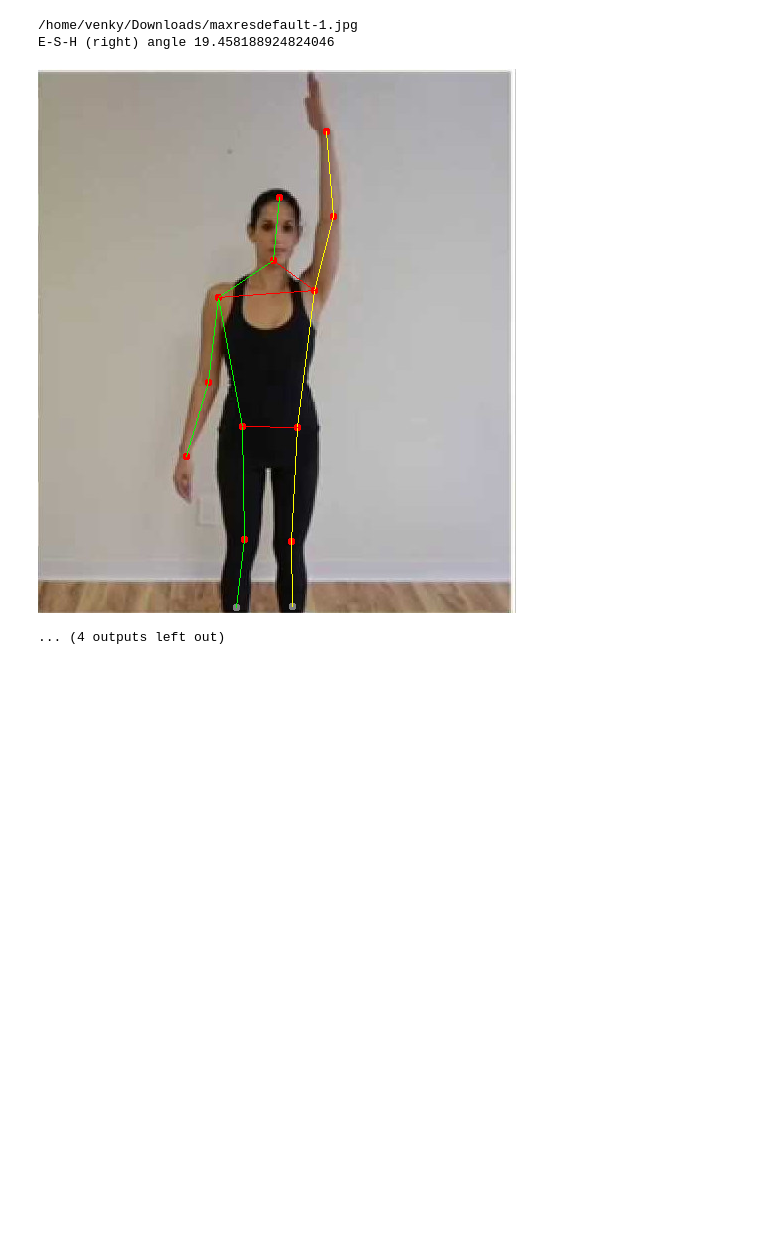
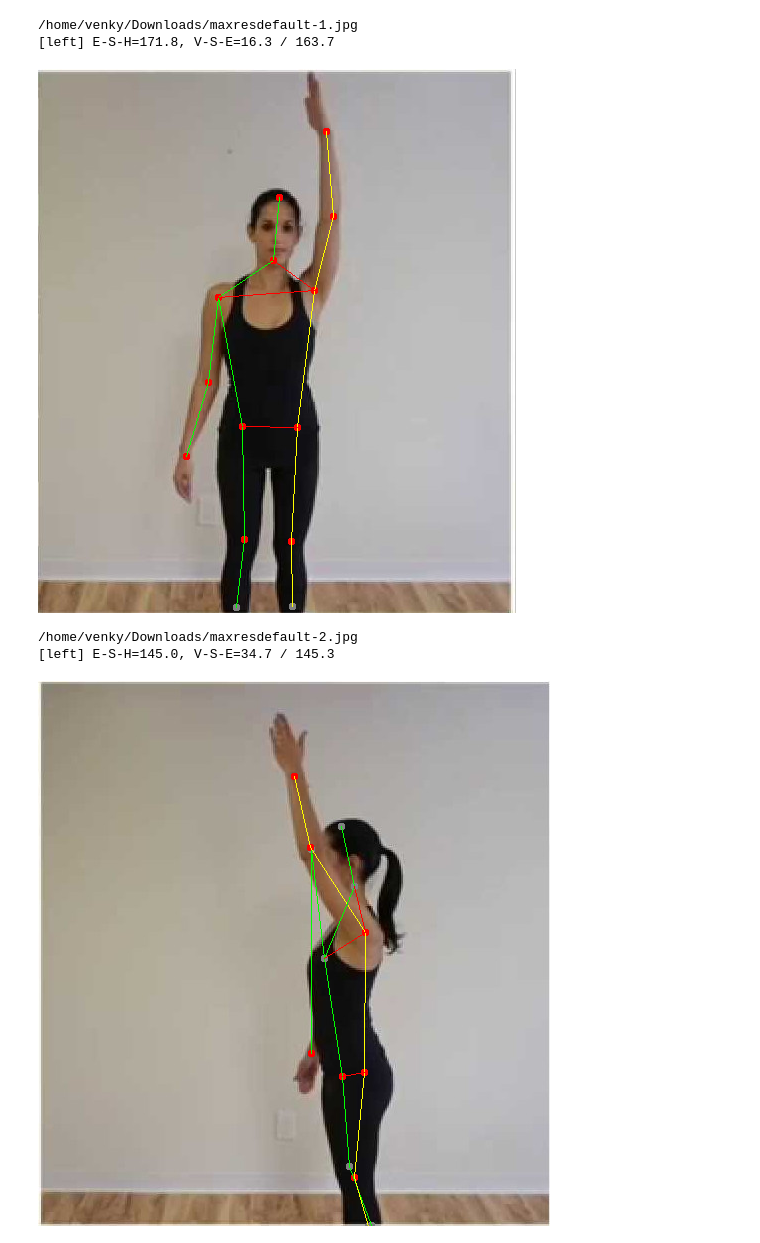
Before and after one commit to physera/pose-tensorflow, a Jupyter notebook: pose.ipynb, the cells around one changed output. Drawn from its saved outputs; the diff is of its cells as text; code cells hidden in the pictures; blank space fills up the shorter version.

Commit message:
added angle to vertical

```diff
--- a/pose.ipynb
+++ b/pose.ipynb
@@ -60,7 +99,8 @@ images = [
     ("/home/venky/Downloads/shflx2.jpg", Side.Right),
     ("/home/venky/Downloads/Standing-Shoulder-Flexion-1.png", Side.Left),
     ("/home/venky/Downloads/Standing-Shoulder-Flexion-2.png", Side.Left),
-    ("/home/venky/Downloads/ActiveShoulderFlexionSH.jpg", Side.Right),
+    # this doesn't work
+    #("/home/venky/Downloads/ActiveShoulderFlexionSH.jpg", Side.Right),
     ("/home/venky/Downloads/1361.jpg", Side.Left),
     ("/home/venky/Downloads/maxresdefault-1.jpg", Side.Right),
     ("/home/venky/Downloads/maxresdefault-1.jpg", Side.Left),
@@ -88,4 +128,6 @@ E-S-H (left) angle 61.68812560069493
 /home/venky/Downloads/maxresdefault-1.jpg
-E-S-H (right) angle 19.458188924824046
+[left] E-S-H=171.8, V-S-E=16.3 / 163.7
 [figure]
-... (4 outputs left out)
+/home/venky/Downloads/maxresdefault-2.jpg
+[left] E-S-H=145.0, V-S-E=34.7 / 145.3
+[figure, added]
```
Also changed, not shown: parts of 3 cells of this notebook.
